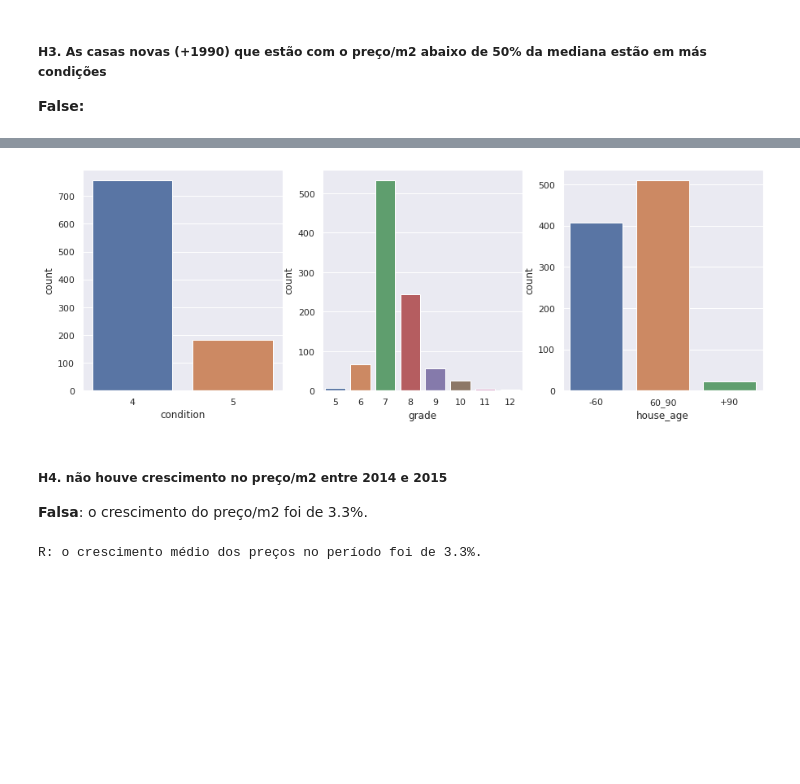
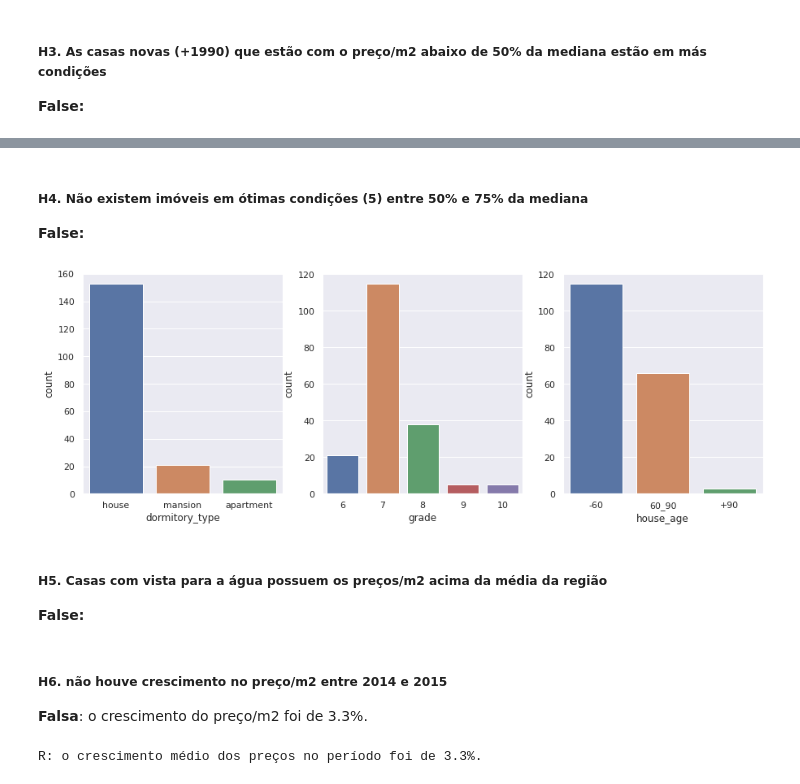
Before and after one commit to vitorhmf/house-rocket, a Jupyter notebook: notebooks/v01_sales_insight.ipynb, the cells around one changed output, grey strips where cells are left out. Saved outputs shown, nothing was run; the diff lists cells and outputs as text; code cells hidden in the pictures; blank space fills up the shorter version.

```diff
--- a/notebooks/v01_sales_insight.ipynb
+++ b/notebooks/v01_sales_insight.ipynb
@@ -301,18 +286,0 @@ for i in range( len( df2 ) ):
-# %%
-# Features of rooms not listed
-
-# # Toilet (bathroom without shower):
-# df2['toilet'] = 'NA'
-# for i in range( len( df2 ) ):
-#     if df2.loc[i, 'bathrooms'] % 0.5 == 0:
-#       df2.loc[i, 'toilet'] = 0
-#     else:
-#       df2.loc[i, 'toilet'] = 1
-
-# Basement:
-df2['basement'] = 'NA'
-for i in range( len( df2 ) ):
-    if df2.loc[i, 'sqft_basement'] > 0:
-      df2.loc[i, 'basement'] = 1
-    else:
-      df2.loc[i, 'basement'] = 0
@@ -319,6 +289,7 @@ for i in range( len( df2 ) ):
 # %%
 # Better Season to Sell - feature with the best selling period by zipcode:
-    # Obs.: calculei a mediana por zipcode e por estação do ano e selecionei a estação que tinha a maior mediana
+# Def.: made from the calculation of the median price/m2 by zipcode and by season of the year and then selecting the season that had the highest median.
+
 df_temp2 = df2[['zipcode', 'season', 'price_m2']].groupby(['zipcode', 'season']).median().reset_index()
 
 for i in range(len(df_temp2)):
@@ -332,6 +303,24 @@ for i in range(len(better_season)):
 better_season = pd.merge( better_season, df_temp2[['concat', 'season']], on='concat', how='inner')
 better_season.columns = ['zipcode', 'max_median_price_m2_zipcode', 'concat', 'better_season_to_sell']
 df2 = pd.merge (df2, better_season[['zipcode', 'better_season_to_sell', 'max_median_price_m2_zipcode']], on='zipcode', how='inner')
+
+
+# Sale Price
+# Def.: the sale price suggestion was built considering the positioning of the price/m2 in relation to the median of the region where the property is located.
+for i in range(len(df2)):
+    if (df2.loc[i, 'price_group'] == '0%_25%'):
+        df2.loc[i, 'sale_price'] = df2.loc[i, 'price'] * 1.8
+    elif (df2.loc[i, 'price_group'] == '25%_50%'):
+        df2.loc[i, 'sale_price'] = df2.loc[i, 'price'] * 1.5
+    elif (df2.loc[i, 'price_group'] == '50%_75%'):
+        df2.loc[i, 'sale_price'] = df2.loc[i, 'price'] * 1.3
+    else:
+        df2.loc[i, 'sale_price'] = df2.loc[i, 'price'] * 1.2
+
+
+# ROI
+for i in range(len(df2)):
+    df2.loc[i, 'roi_%'] = (df2.loc[i, 'sale_price'] / df2.loc[i, 'price'] -1) *100
 # %% [markdown]
 # 3. Filtro de Variáveis
 # %% [markdown]
@@ -510,26 +499,32 @@ sns.countplot(aux2['dormitory_type']);
+# %% [markdown]
+##### H4. Não existem imóveis em ótimas condições (5) entre 50% e 75% da mediana
+
+**False:**
 # %%
-##### H4. Não existem imóveis em boas condições (4, 5) entre 50% e 75% da mediana
-
 sns.set(rc={'figure.figsize':(15,5)})
 
-aux1 = df4[df4['condition'] >= 4]
+aux1 = df4[df4['condition'] == 5]
 aux2 = aux1[(aux1['price_group'] == '50%_75%')]
 
 # Condition:
 plt.subplot(1, 3, 1)
-sns.countplot(aux2['condition']);
+sns.countplot(aux2['dormitory_type']);
 
 # Grade:
 plt.subplot(1, 3, 2)
 sns.countplot(aux2['grade']);
 
 # dormitory_type
 plt.subplot(1, 3, 3)
 sns.countplot(aux2['house_age']);
 # %% [output]
-[figure, old version]
+[figure, new version]
+# %% [markdown]
+##### H5. Casas com vista para a água possuem os preços/m2 acima da média da região
+
+**False:**
 # %% [markdown]
-##### H4. não houve crescimento no preço/m2 entre 2014 e 2015
+##### H6. não houve crescimento no preço/m2 entre 2014 e 2015
 
 **Falsa**: o crescimento do preço/m2 foi de 3.3%.
 # %%
```
Also changed, not shown: parts of 41 cells of this notebook, 9 other files.
